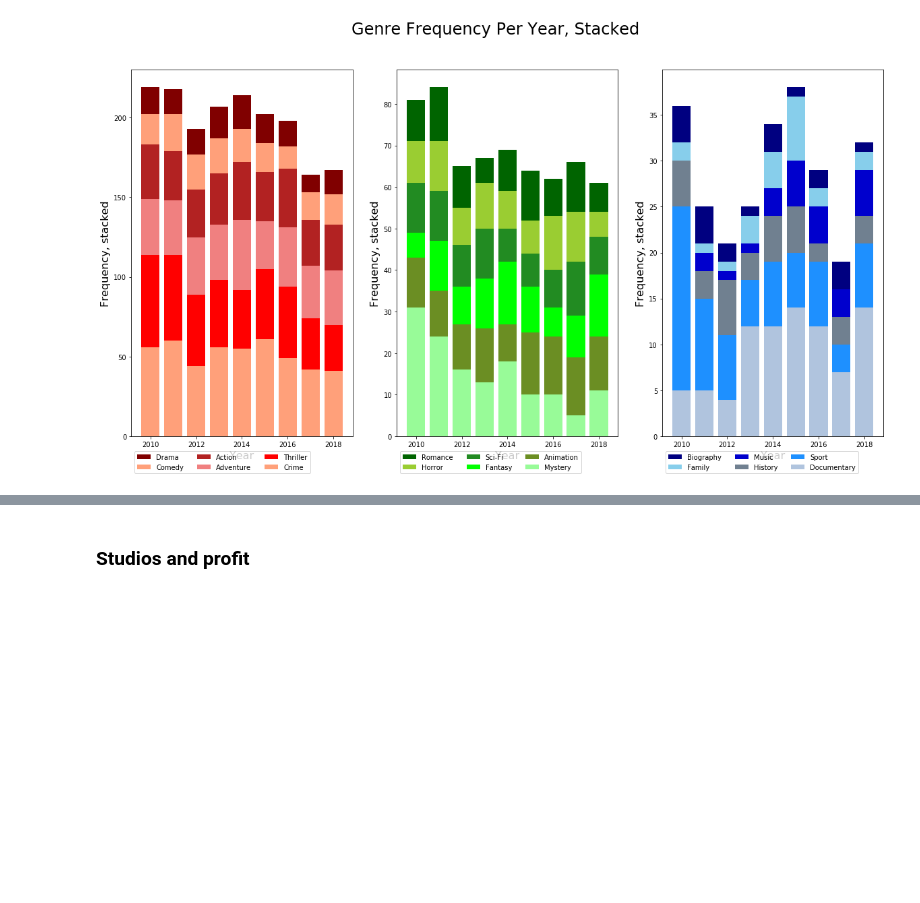
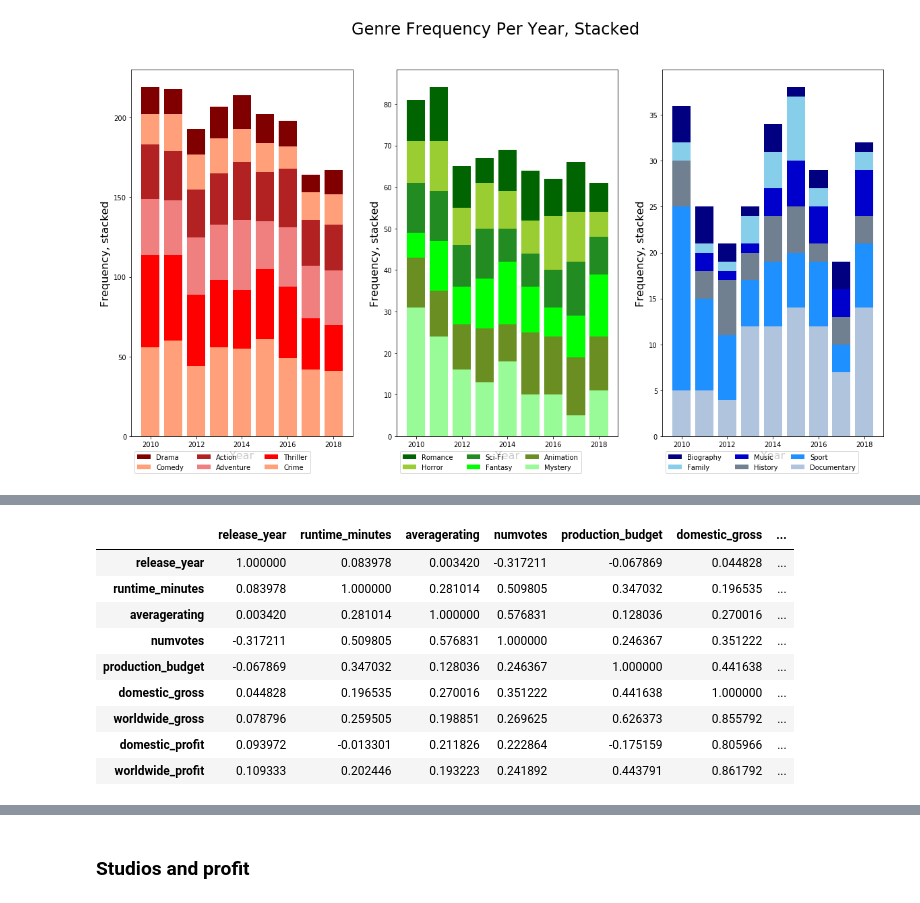
Before and after one commit to yunghanjeong/091420NYCDS_P1_G2_Project, a Jupyter notebook: prelim_eda_yung.ipynb, the cells around one changed output, grey strips where cells are left out. Saved outputs shown, nothing was run; the diff lists cells and outputs as text; code cells hidden in the pictures; blank space fills up the shorter version.

```diff
--- a/prelim_eda_yung.ipynb
+++ b/prelim_eda_yung.ipynb
@@ -383,0 +572,13 @@ From stacked bar chart above there are few trends that are readily visible (chan
+# %%
+i_tn_profit_df[(i_tn_profit_df["runtime_minutes"]>70)&(i_tn_profit_df["worldwide_profit"]>250000000)].corr()
+# %% [output]
+|  | release_year | runtime_minutes | averagerating | numvotes | production_budget | domestic_gross | ... |
+| release_year | 1.000000 | 0.083978 | 0.003420 | -0.317211 | -0.067869 | 0.044828 | ... |
+| runtime_minutes | 0.083978 | 1.000000 | 0.281014 | 0.509805 | 0.347032 | 0.196535 | ... |
+| averagerating | 0.003420 | 0.281014 | 1.000000 | 0.576831 | 0.128036 | 0.270016 | ... |
+| numvotes | -0.317211 | 0.509805 | 0.576831 | 1.000000 | 0.246367 | 0.351222 | ... |
+| production_budget | -0.067869 | 0.347032 | 0.128036 | 0.246367 | 1.000000 | 0.441638 | ... |
+| domestic_gross | 0.044828 | 0.196535 | 0.270016 | 0.351222 | 0.441638 | 1.000000 | ... |
+| worldwide_gross | 0.078796 | 0.259505 | 0.198851 | 0.269625 | 0.626373 | 0.855792 | ... |
+| domestic_profit | 0.093972 | -0.013301 | 0.211826 | 0.222864 | -0.175159 | 0.805966 | ... |
+| worldwide_profit | 0.109333 | 0.202446 | 0.193223 | 0.241892 | 0.443791 | 0.861792 | ... |
```
Also changed, not shown: parts of 40 cells of this notebook.
